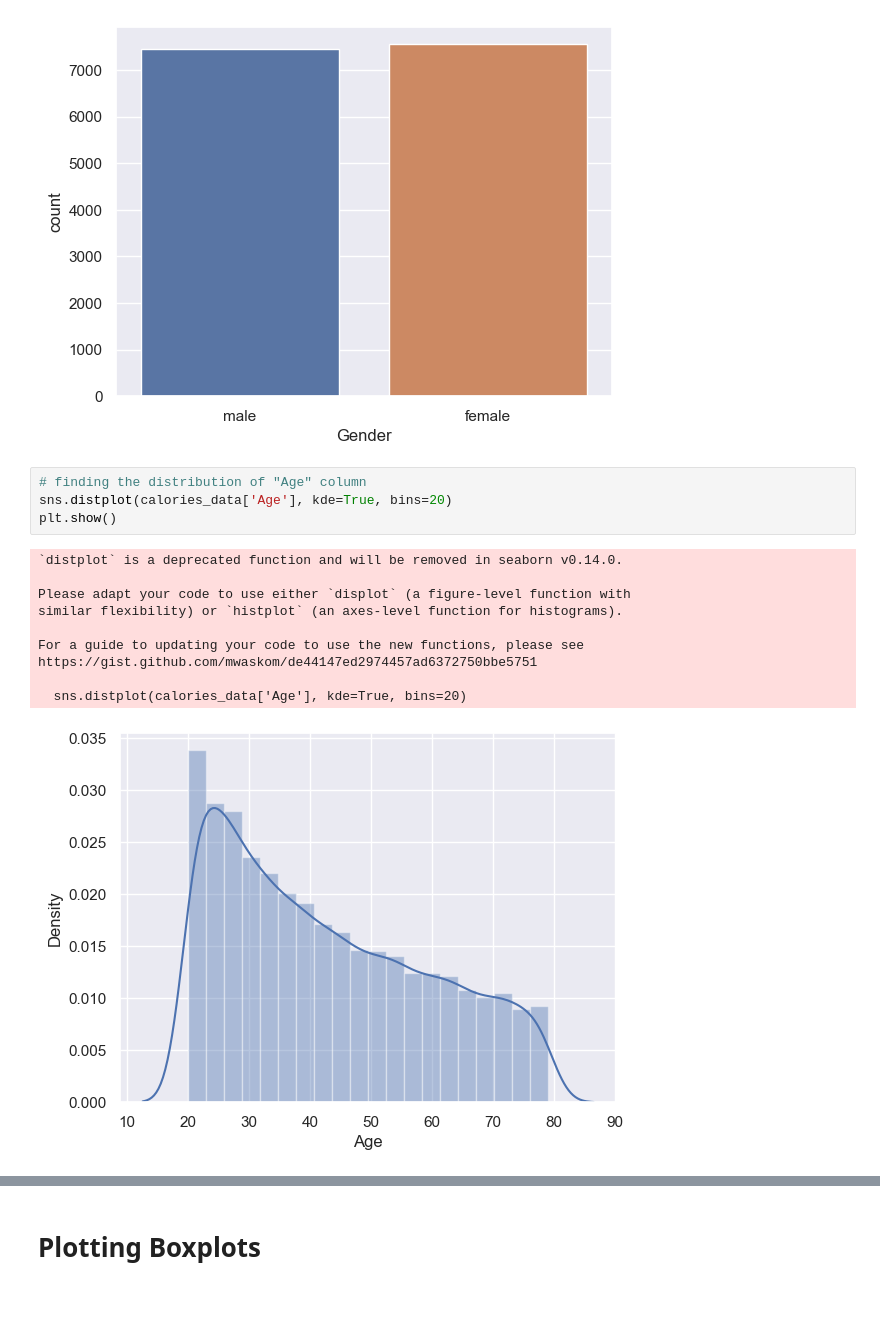
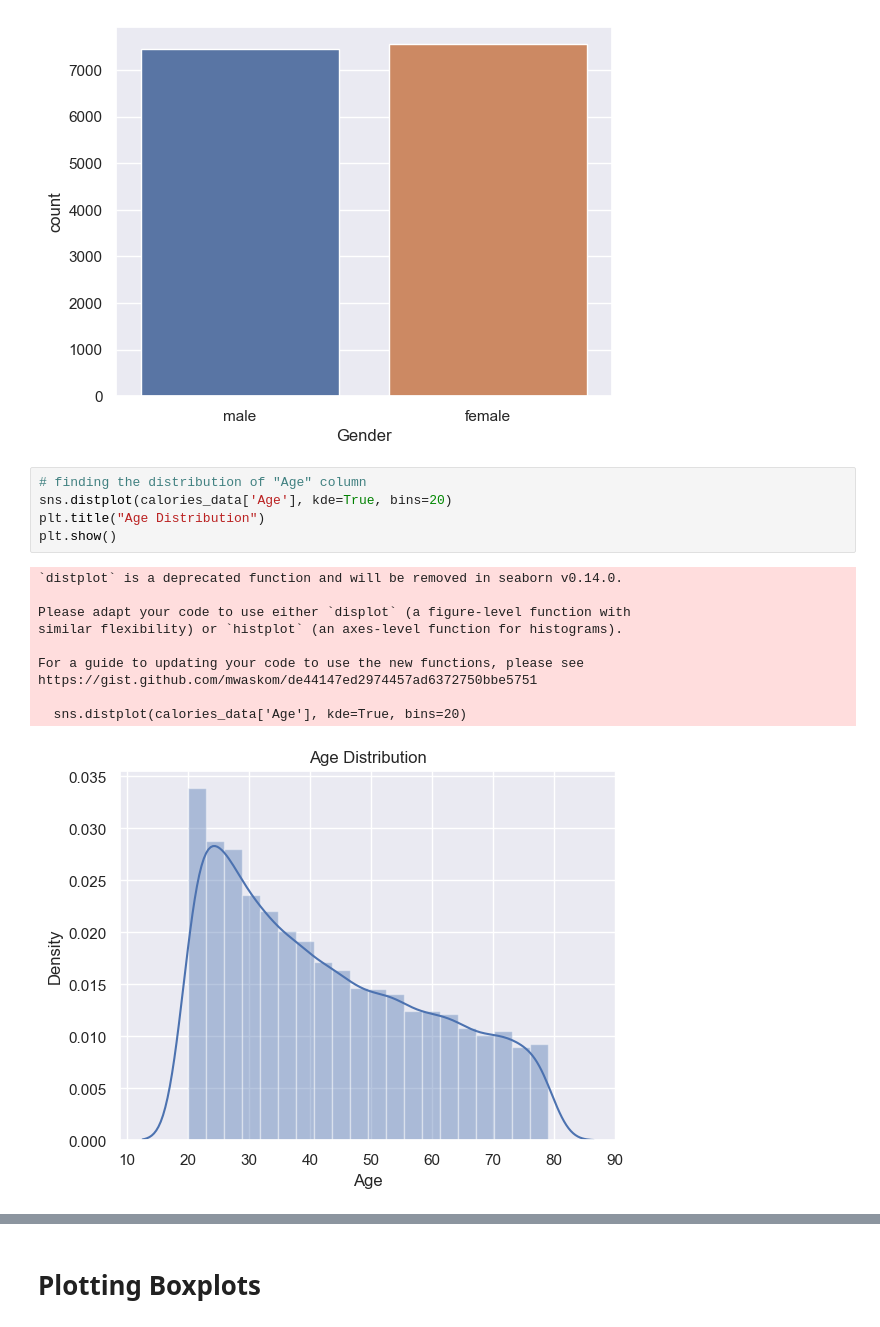
Before and after one commit to Samhan-6/CaloriesBurnPrediction, a Jupyter notebook: Calories Burn Prediction.ipynb, the cells around one changed output, grey strips where cells are left out. Drawn from its saved outputs; the diff is of its cells as text; blank space fills up the shorter version.

```diff
--- a/Calories Burn Prediction.ipynb
+++ b/Calories Burn Prediction.ipynb
@@ -132,18 +132,19 @@ plt.show()
 # %%
 # finding the distribution of "Age" column
 sns.distplot(calories_data['Age'], kde=True, bins=20)
+plt.title("Age Distribution")
 plt.show()
 # %% [output]
 `distplot` is a deprecated function and will be removed in seaborn v0.14.0.
 
 Please adapt your code to use either `displot` (a figure-level function with
 similar flexibility) or `histplot` (an axes-level function for histograms).
 
 For a guide to updating your code to use the new functions, please see
 https://gist.github.com/mwaskom/de44147ed2974457ad6372750bbe5751
 
   sns.distplot(calories_data['Age'], kde=True, bins=20)
-[figure, old version]
+[figure, new version]
 # %%
 # finding the distribution of "Height" column
 sns.distplot(calories_data['Height'], kde=True, bins=20)
```
Also changed, not shown: parts of 15 cells of this notebook.
